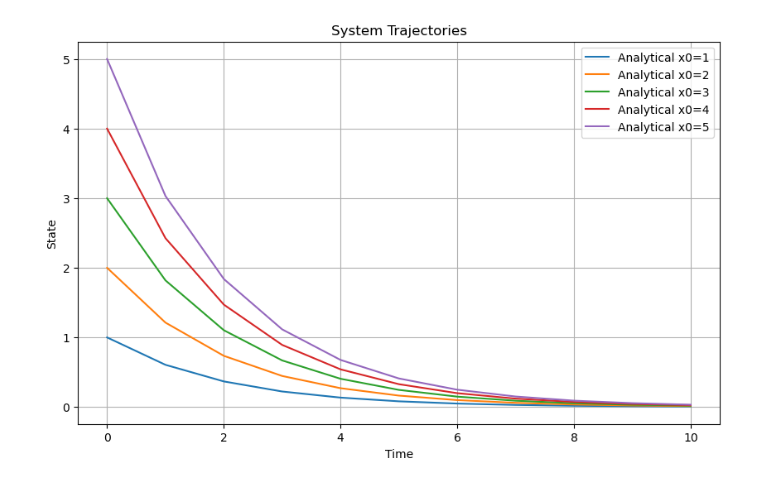
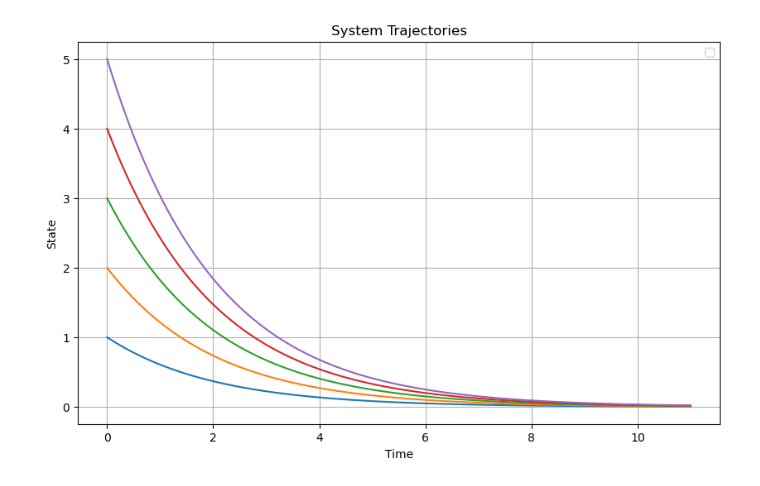
Before and after one commit to Namkhuu/neural-network, a Jupyter notebook: week2.ipynb, the cells around one changed output. Cells and saved outputs as stored; diff of their text form; code cells hidden in the pictures.

```diff
--- a/week2.ipynb
+++ b/week2.ipynb
@@ -8,32 +8,32 @@ import numpy as np
 import matplotlib.pyplot as plt
 # %%
 # Data
-t_vals = np.arange(0, 11)
+t_vals = np.arange(0, 11, 0.001)
 x0_vals = [1, 2, 3, 4, 5]
 
 # Initialize matrix to store trajectories
 Y = np.zeros((len(t_vals), len(x0_vals)))  # (11, 5)
 X = t_vals.reshape(-1, 1)  # (11, 1)
 
 # Generate trajectories
 for i, x0 in enumerate(x0_vals):
     for j, t in enumerate(t_vals):
         Y[j, i] = x0 * np.exp(-0.5 * t)  # Direct calculation for each time point
 
 # 2. Train/Test Split
 X_train, X_test, y_train, y_test = train_test_split(X, Y, test_size=0.2, random_state=42)
 
 plt.figure(figsize=(10, 6))
 for i in range(5):
     plt.plot(t_vals, Y[:, i])
 plt.xlabel('Time')
 plt.ylabel('State')
 plt.title('System Trajectories')
 plt.grid(True)
 plt.legend()
 plt.show()
 # %% [output]
-[figure, old version]
+[figure, new version]
 # %%
 inputs = Input(shape=(1,))
 x_dense = Dense(64, activation='sigmoid')(inputs)
```
Also changed, not shown: parts of 7 cells of this notebook.
